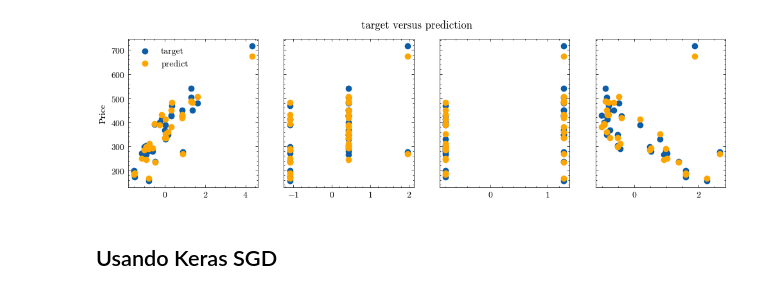
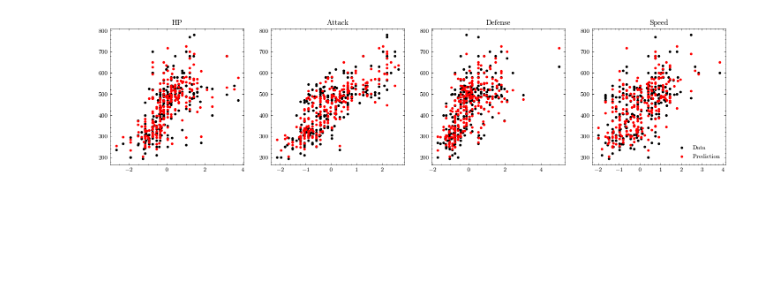
Before and after one commit to DCI-alxogm/ml2023-PotterSR, a Jupyter notebook: Sep8-9/Tarea9Sep.ipynb, the cells around one changed output. Cells and saved outputs as stored; diff of their text form; code cells hidden in the pictures; blank space fills up the shorter version.

```diff
--- a/Sep8-9/Tarea9Sep.ipynb
+++ b/Sep8-9/Tarea9Sep.ipynb
@@ -81,2 +130,0 @@ plt.show()
-# %%
-X_train, X_test, y_train, y_test = train_test_split(Xh_norm, th, test_size=0.30, random_state=42)
@@ -96,0 +192,4 @@ sgdr.score(X_test, y_test)
+# %%
+capas = model.layers[0]
+
+w, s = capas.get_weights()
@@ -96,0 +215,3 @@ sgdr.score(X_test, y_test)
+# %%
+history2 = model.fit(X_test, y_test, epochs=num_epochs, batch_size=batch_size, verbose=1,
+                     validation_data = (X_test, y_test))
@@ -97,17 +242,21 @@ sgdr.score(X_test, y_test)
+# %%
+capas = model.layers[0]
+
+w, s = capas.get_weights()
 # %%
-yp = intercept[0]
-for i in range(len(w_norm)):
-  yp+=coeffs[i]*X_test[:,i]
+yp = s[0]
 
-    # plot predictions and targets versus original features
-fig,ax=plt.subplots(1,4,figsize=(12, 3),sharey=True)
-for i in range(len(ax)):
-    ax[i].scatter(X_test[:,i],y_test, label = 'target')
-    ax[i].scatter(X_test[:,i],yp,color="orange", label = 'predict')
-ax[0].set_ylabel("Price"); ax[0].legend();
-fig.suptitle("target versus prediction")
-plt.show()
+for i in range(Xh_norm.shape[1]):
+  yp += X_test[:,i]*w[i]
+
+
+fig, ax = plt.subplots(1, 4, figsize = (18, 4))
+
+for i in range(Xh.shape[1]):
+  ax[i].scatter(X_test[:, i], y_test, color = 'black', s=10, label = 'Data')
+  ax[i].scatter(X_test[:, i], yp, color = 'red', s=10, label = 'Prediction')
+  ax[i].set_title(label[i])
+
+ax[3].legend(loc = 4);
 # %% [output]
-[figure, old version]
+[figure, new version]
-# %% [markdown]
-## Usando Keras SGD
```
Also changed, not shown: parts of 44 cells of this notebook.
